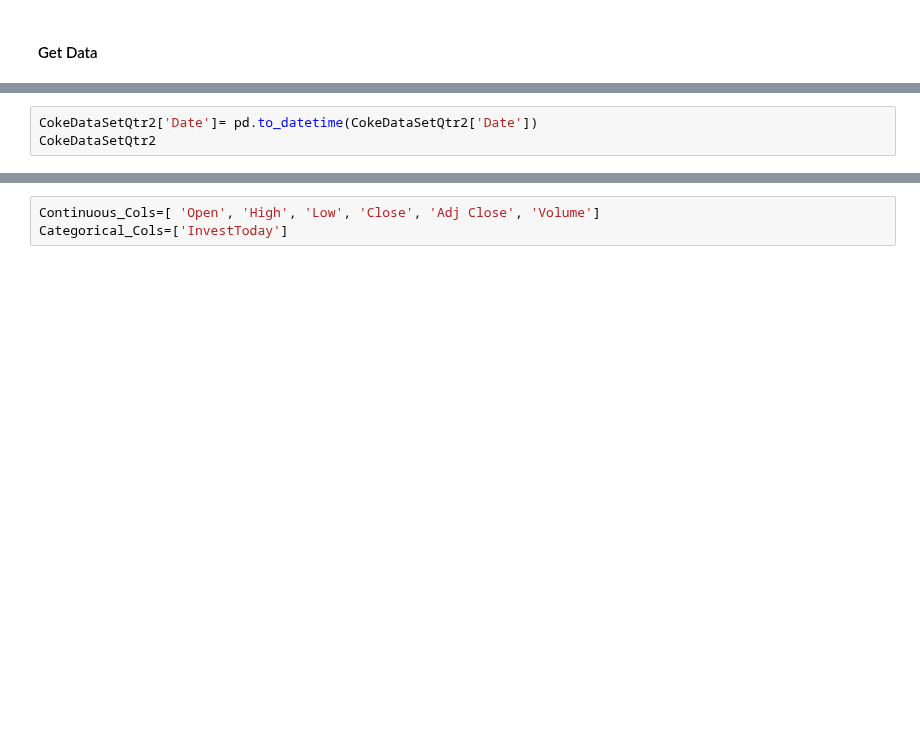
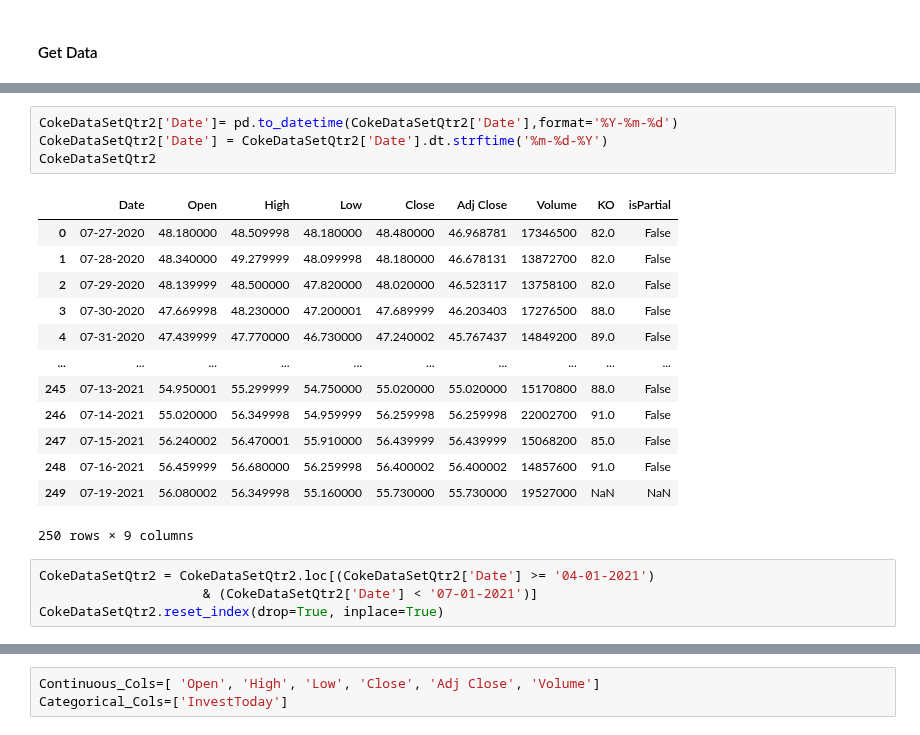
Before and after one commit to atlas125gev/StockProject, a Jupyter notebook: Homework7/Homework7.Final.ipynb, the cells around one changed output, grey strips where cells are left out. Saved outputs shown, nothing was run; the diff lists cells and outputs as text; blank space fills up the shorter version.

```diff
--- a/Homework7/Homework7.Final.ipynb
+++ b/Homework7/Homework7.Final.ipynb
@@ -292,6 +526,25 @@ CokeDataSetQtr2
 # %%
-CokeDataSetQtr2['Date']= pd.to_datetime(CokeDataSetQtr2['Date'])
+CokeDataSetQtr2['Date']= pd.to_datetime(CokeDataSetQtr2['Date'],format='%Y-%m-%d')
+CokeDataSetQtr2['Date'] = CokeDataSetQtr2['Date'].dt.strftime('%m-%d-%Y')
 CokeDataSetQtr2
+# %% [output]
+|  | Date | Open | High | Low | Close | Adj Close | Volume | KO | isPartial |
+| 0 | 07-27-2020 | 48.180000 | 48.509998 | 48.180000 | 48.480000 | 46.968781 | 17346500 | 82.0 | False |
+| 1 | 07-28-2020 | 48.340000 | 49.279999 | 48.099998 | 48.180000 | 46.678131 | 13872700 | 82.0 | False |
+| 2 | 07-29-2020 | 48.139999 | 48.500000 | 47.820000 | 48.020000 | 46.523117 | 13758100 | 82.0 | False |
+| 3 | 07-30-2020 | 47.669998 | 48.230000 | 47.200001 | 47.689999 | 46.203403 | 17276500 | 88.0 | False |
+| 4 | 07-31-2020 | 47.439999 | 47.770000 | 46.730000 | 47.240002 | 45.767437 | 14849200 | 89.0 | False |
+| ... | ... | ... | ... | ... | ... | ... | ... | ... | ... |
+| 245 | 07-13-2021 | 54.950001 | 55.299999 | 54.750000 | 55.020000 | 55.020000 | 15170800 | 88.0 | False |
+| 246 | 07-14-2021 | 55.020000 | 56.349998 | 54.959999 | 56.259998 | 56.259998 | 22002700 | 91.0 | False |
+| 247 | 07-15-2021 | 56.240002 | 56.470001 | 55.910000 | 56.439999 | 56.439999 | 15068200 | 85.0 | False |
+| 248 | 07-16-2021 | 56.459999 | 56.680000 | 56.259998 | 56.400002 | 56.400002 | 14857600 | 91.0 | False |
+| 249 | 07-19-2021 | 56.080002 | 56.349998 | 55.160000 | 55.730000 | 55.730000 | 19527000 | NaN | NaN |
+250 rows × 9 columns
+# %%
+CokeDataSetQtr2 = CokeDataSetQtr2.loc[(CokeDataSetQtr2['Date'] >= '04-01-2021')
+                     & (CokeDataSetQtr2['Date'] < '07-01-2021')]
+CokeDataSetQtr2.reset_index(drop=True, inplace=True)
 # %%
 CokeDataSetQtr2['InvestToday'] = np.where(CokeDataSetQtr2.Close - CokeDataSetQtr2.Open>0, 1, 0)
 CokeDataSetQtr2
```
Also changed, not shown: parts of 76 cells of this notebook, 3 other files.
